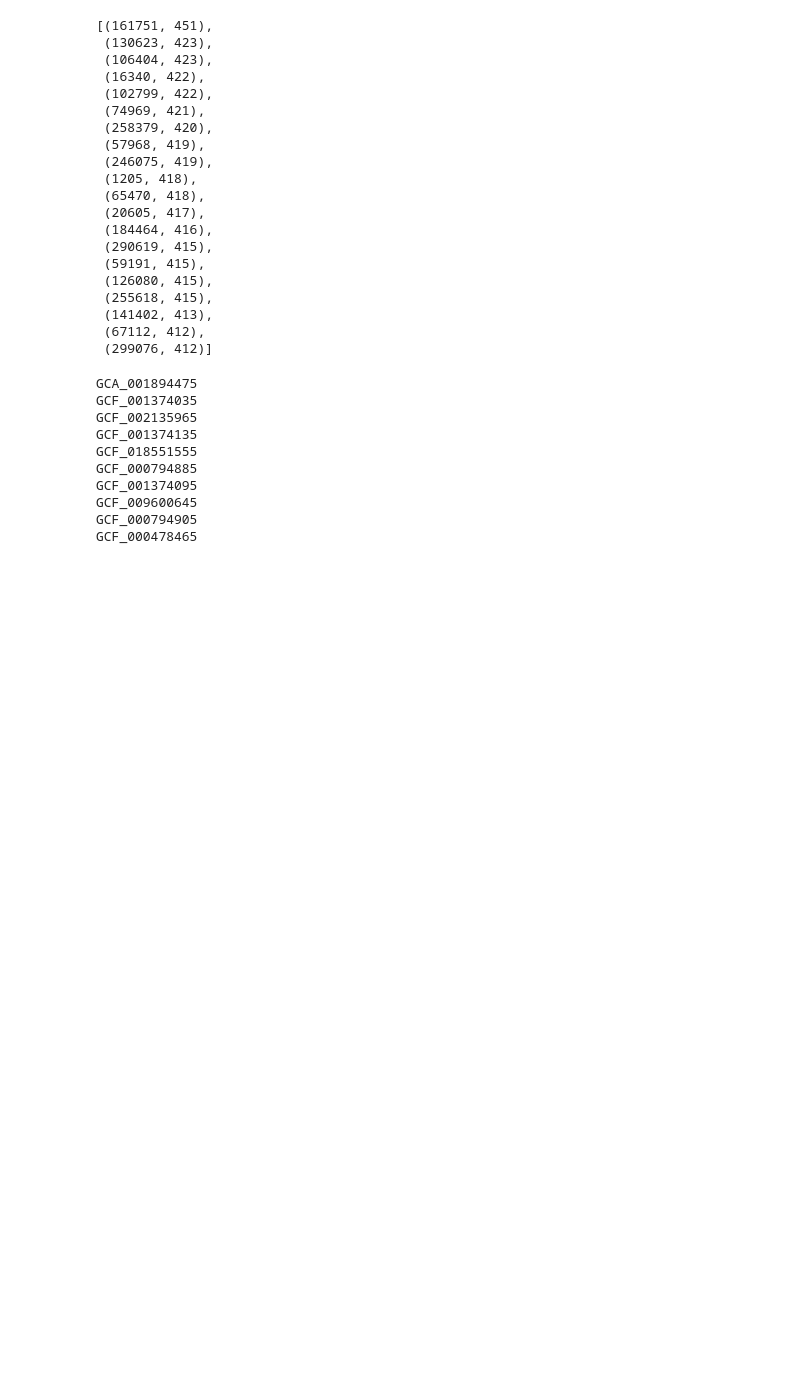
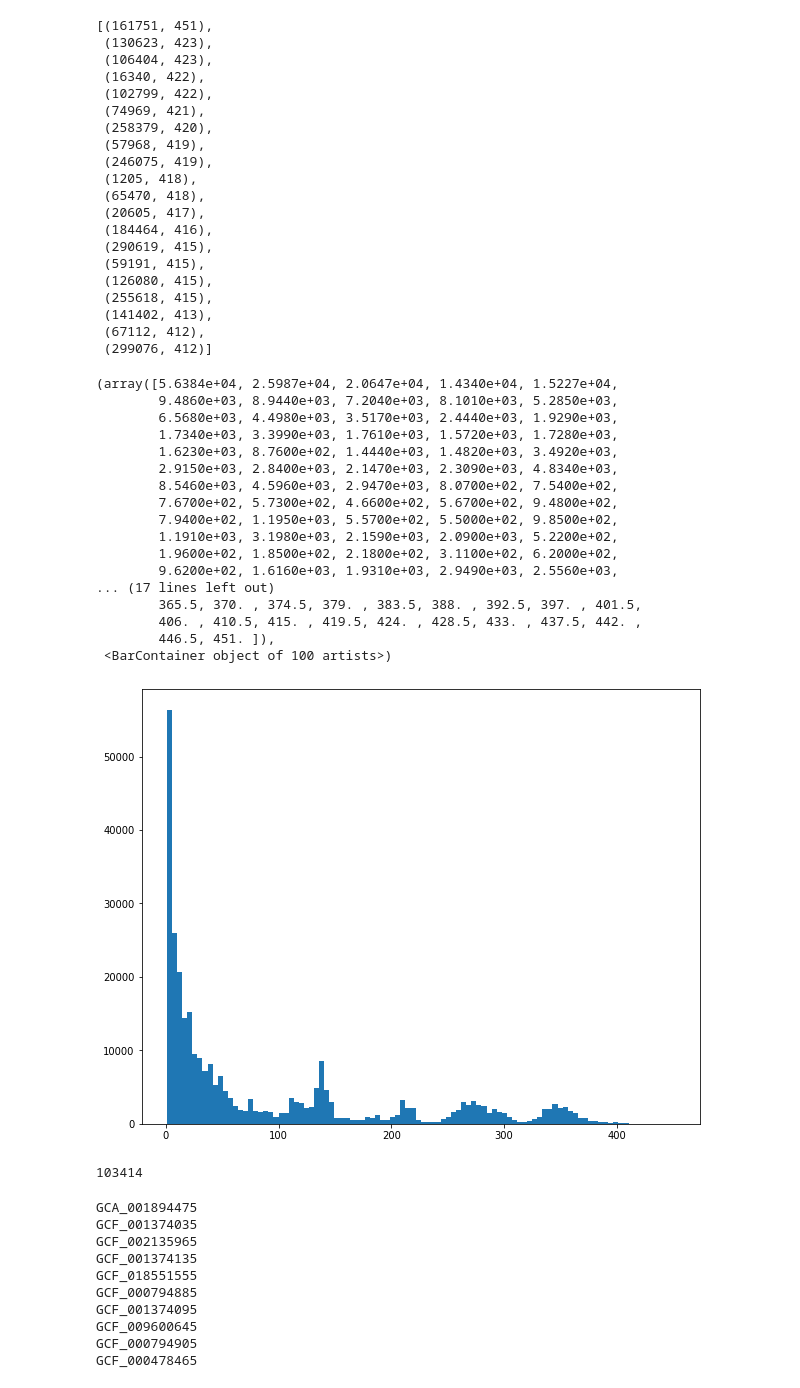
Before and after one commit to ctb/2022-sourmash-sens-spec, a Jupyter notebook: explore-tax-incoherency-kmer-entropy.ipynb, the cells around one changed output. Drawn from its saved outputs; the diff is of its cells as text; code cells hidden in the pictures; blank space fills up the shorter version.

```diff
--- a/explore-tax-incoherency-kmer-entropy.ipynb
+++ b/explore-tax-incoherency-kmer-entropy.ipynb
@@ -36,10 +36,10 @@ assignments = {}
 
 xx = []
 
-for n, hashval in enumerate(idx.hashvals):
+for n, hashval in enumerate(db.hashvals):
     if n % 100000 == 0:
         print('...', n)
-    lineages = idx.get_lineage_assignments(hashval)
+    lineages = db.get_lineage_assignments(hashval)
     cnt = Counter(lineages)
     #print(cnt, sum(cnt.values()))
 
@@ -94,7 +94,7 @@ for n, hashval in enumerate(hashvals):
     if n % 100000 == 0:
         print('...', n)
         #if n > 0:        break
-    lineages = idx.get_lineage_assignments(hashval)
+    lineages = db.get_lineage_assignments(hashval)
 
     H = calc_entropy(lineages, rank='genus')
 
@@ -145,7 +145,7 @@ for n, hashval in enumerate(genus_nonzero_df.hashval):
     if n % 100000 == 0:
         print('...', n)
         #if n > 0:        break
-    lineages = idx.get_lineage_assignments(hashval)
+    lineages = db.get_lineage_assignments(hashval)
 
     H = calc_entropy(lineages, rank='family')
 
@@ -236,7 +236,7 @@ idx_count = Counter()
 for n, hashval in enumerate(family_nonzero_df.hashval):
     if n % 10000 == 0:
         print('....', n)
-    idx_count.update(idx.hashval_to_idx[hashval])
+    idx_count.update(db.hashval_to_idx[hashval])
 # %% [output]
 .... 0
 .... 10000
@@ -278,3 +286,28 @@ idx_count.most_common()[:20]
  (141402, 413),
  (67112, 412),
  (299076, 412)]
+# %%
+fig, ax = plt.subplots(figsize=(10, 8))
+
+counts = [ v for k, v in idx_count.most_common() ]
+
+ax.hist(counts, bins=100)
+# %% [output]
+(array([5.6384e+04, 2.5987e+04, 2.0647e+04, 1.4340e+04, 1.5227e+04,
+        9.4860e+03, 8.9440e+03, 7.2040e+03, 8.1010e+03, 5.2850e+03,
+        6.5680e+03, 4.4980e+03, 3.5170e+03, 2.4440e+03, 1.9290e+03,
+        1.7340e+03, 3.3990e+03, 1.7610e+03, 1.5720e+03, 1.7280e+03,
+        1.6230e+03, 8.7600e+02, 1.4440e+03, 1.4820e+03, 3.4920e+03,
+        2.9150e+03, 2.8400e+03, 2.1470e+03, 2.3090e+03, 4.8340e+03,
+        8.5460e+03, 4.5960e+03, 2.9470e+03, 8.0700e+02, 7.5400e+02,
+        7.6700e+02, 5.7300e+02, 4.6600e+02, 5.6700e+02, 9.4800e+02,
+        7.9400e+02, 1.1950e+03, 5.5700e+02, 5.5000e+02, 9.8500e+02,
+        1.1910e+03, 3.1980e+03, 2.1590e+03, 2.0900e+03, 5.2200e+02,
+        1.9600e+02, 1.8500e+02, 2.1800e+02, 3.1100e+02, 6.2000e+02,
+        9.6200e+02, 1.6160e+03, 1.9310e+03, 2.9490e+03, 2.5560e+03,
+... (17 lines left out)
+        365.5, 370. , 374.5, 379. , 383.5, 388. , 392.5, 397. , 401.5,
+        406. , 410.5, 415. , 419.5, 424. , 428.5, 433. , 437.5, 442. ,
+        446.5, 451. ]),
+ <BarContainer object of 100 artists>)
+[figure, added]
@@ -281,3 +320,7 @@ idx_count.most_common()[:20]
+# %%
+len(idx_most)
+# %% [output]
+103414
 # %%
 for (idx_val, count) in idx_count.most_common()[:10]:
     print(idx.idx_to_ident[idx_val])
```
Also changed, not shown: parts of 39 cells of this notebook, 5 other files.
